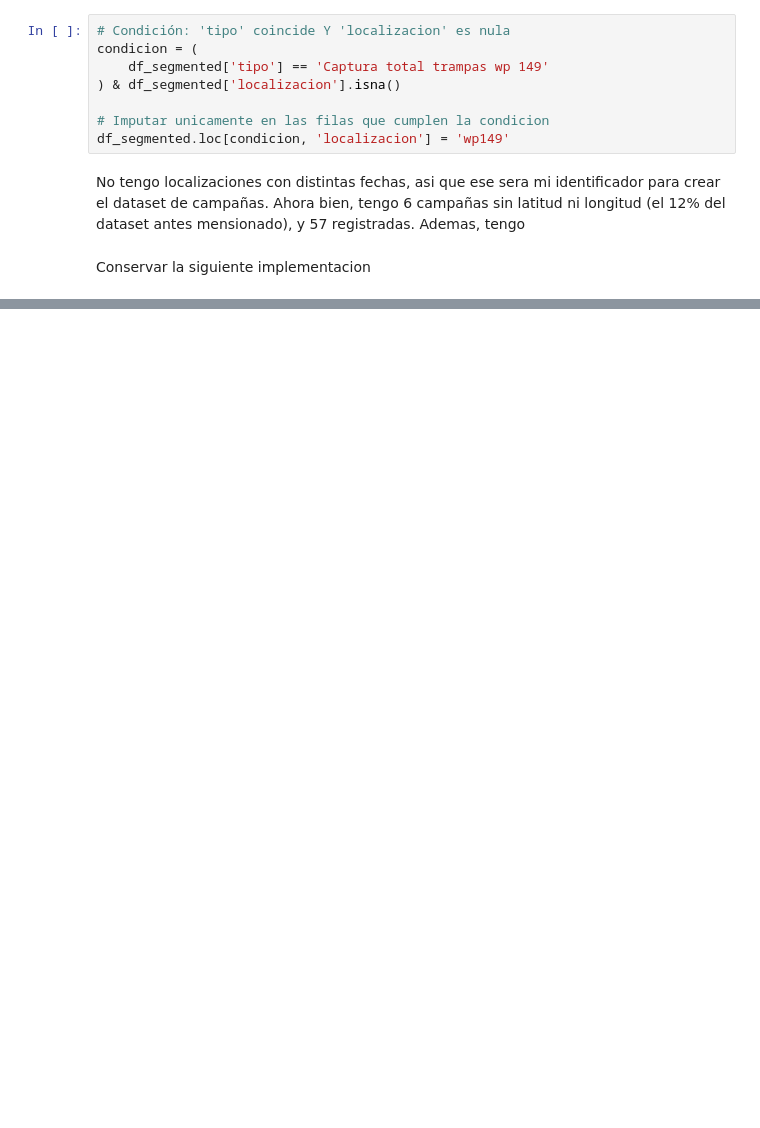
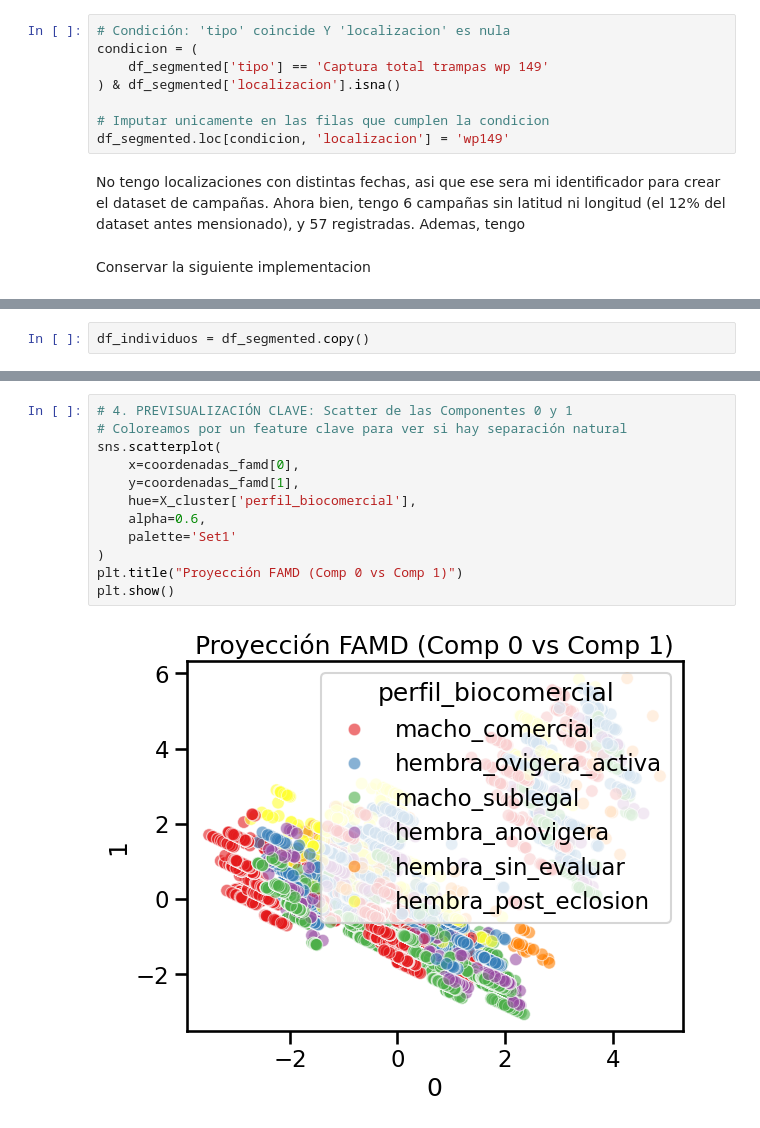
Before and after one commit to Mariano-ds/centollas2026, a Jupyter notebook: mariano/mariano_tp3.ipynb, the cells around one changed output, grey strips where cells are left out. Drawn from its saved outputs; the diff is of its cells as text; blank space fills up the shorter version.

```diff
--- a/mariano/mariano_tp3.ipynb
+++ b/mariano/mariano_tp3.ipynb
@@ -481,0 +508,2 @@ Muestra formateada a 3 decimales (Memoria intacta):
+# %%
+df_individuos = df_segmented.copy()
@@ -481,0 +737,14 @@ Muestra formateada a 3 decimales (Memoria intacta):
+# %%
+# 4. PREVISUALIZACIÓN CLAVE: Scatter de las Componentes 0 y 1
+# Coloreamos por un feature clave para ver si hay separación natural
+sns.scatterplot(
+    x=coordenadas_famd[0],
+    y=coordenadas_famd[1],
+    hue=X_cluster['perfil_biocomercial'],
+    alpha=0.6,
+    palette='Set1'
+)
+plt.title("Proyección FAMD (Comp 0 vs Comp 1)")
+plt.show()
+# %% [output]
+[figure, added]
```
Also changed, not shown: parts of 19 cells of this notebook.
